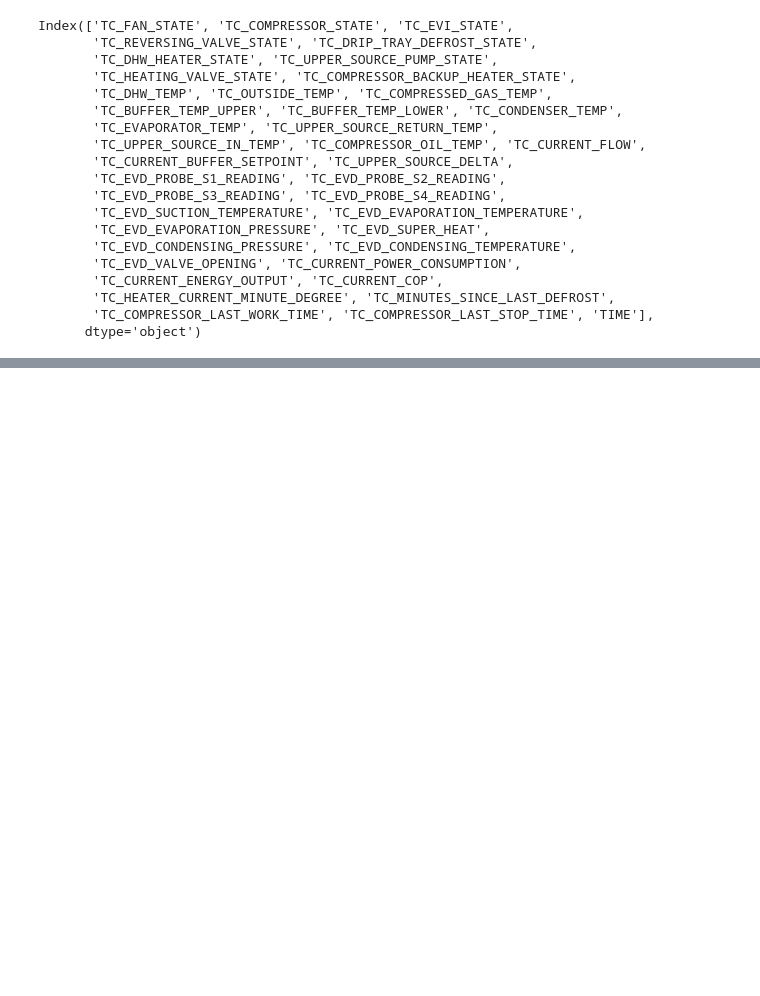
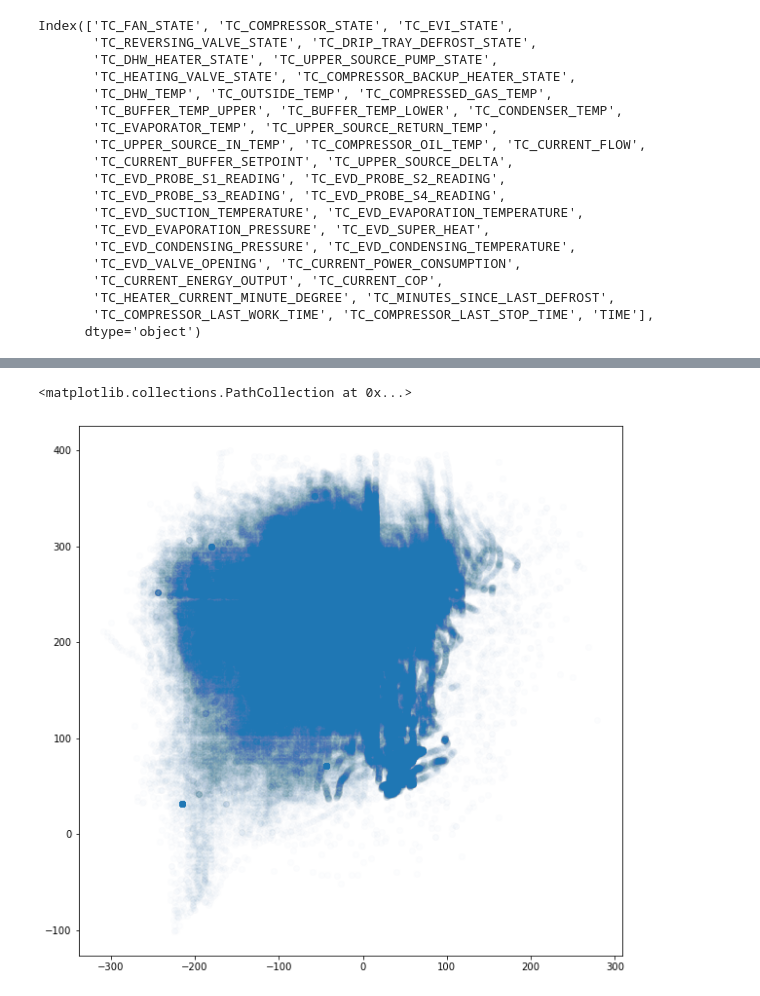
Before and after one commit to MarcinFilipek/HeatPump, a Jupyter notebook: jupyter/Data.ipynb, the cells around one changed output, grey strips where cells are left out. Drawn from its saved outputs; the diff is of its cells as text; code cells hidden in the pictures; blank space fills up the shorter version.

```diff
--- a/jupyter/Data.ipynb
+++ b/jupyter/Data.ipynb
@@ -201,0 +203,8 @@ plt.show()
+# %%
+path = '../data_for_models/data.csv'
+df = pd.read_csv(path)
+path = '../data_for_models/data1.csv'
+df1 = pd.read_csv(path)
+
+df['WORK_TIMER'] = df.TC_COMPRESSOR_STATE * df.TC_COMPRESSOR_LAST_WORK_TIME
+df1['WORK_TIMER'] = df1.TC_COMPRESSOR_STATE * df1.TC_COMPRESSOR_LAST_WORK_TIME
@@ -201,0 +263,9 @@ plt.show()
+# %%
+val = df[['TC_EVD_EVAPORATION_TEMPERATURE', 'TC_COMPRESSOR_OIL_TEMP']].values
+x = val[:, 0]
+y = val[:, 1]
+plt.figure(figsize=(10,10))
+plt.scatter(x, y, marker='o', alpha=0.01)
+# %% [output]
+<matplotlib.collections.PathCollection at 0x...>
+[figure, added]
```
Also changed, not shown: parts of 9 cells of this notebook, 4 other files.
